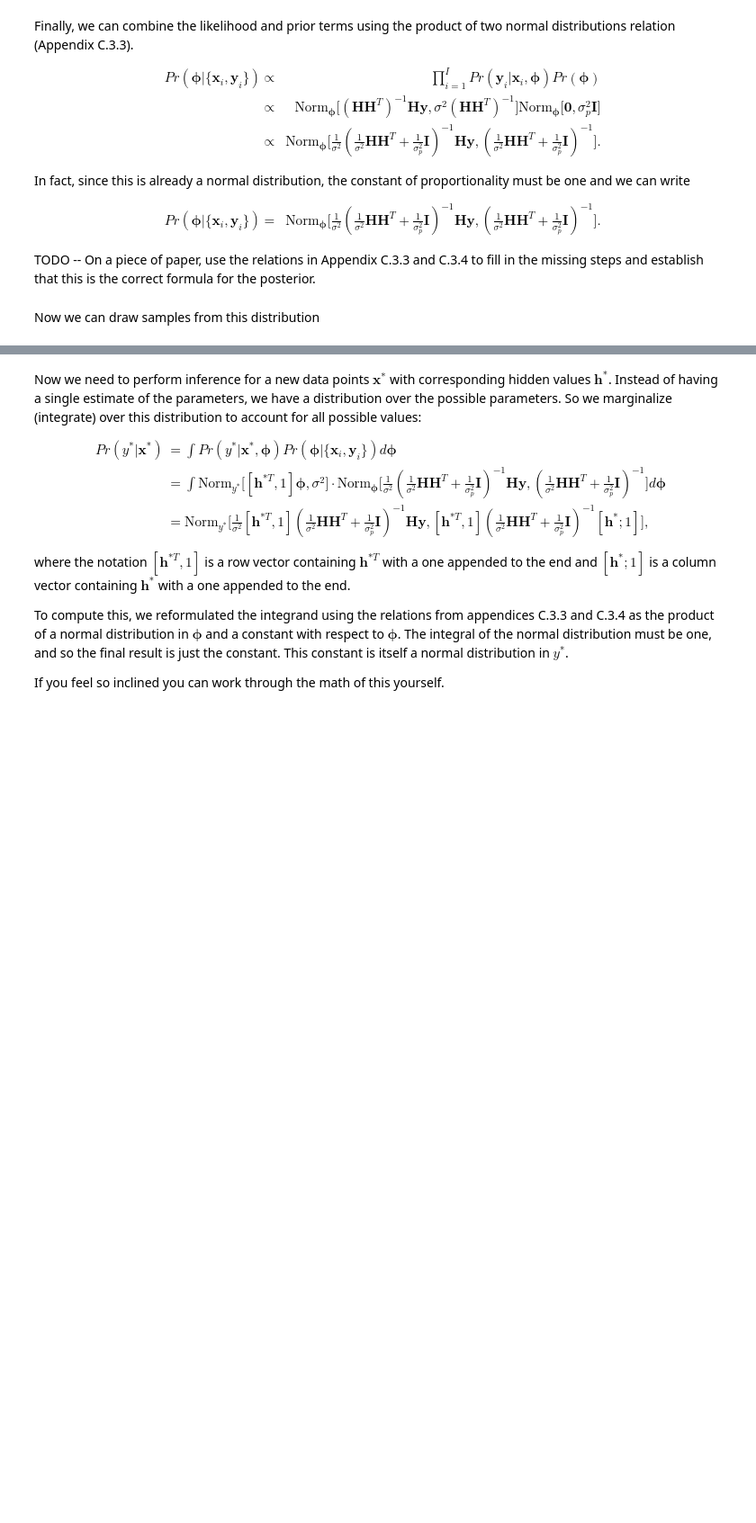
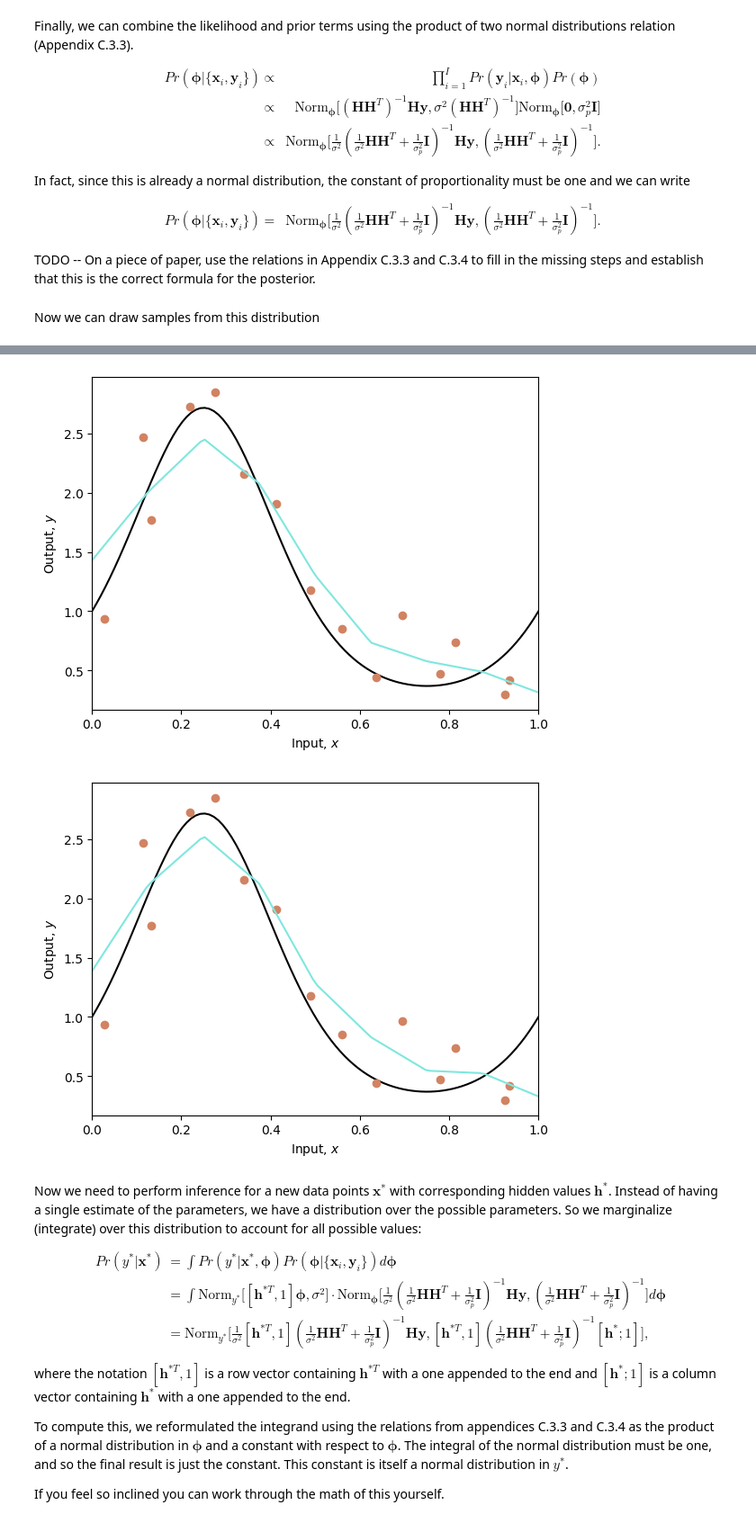
Before and after one commit to Mobo140/Research-Physics-ML-Python-, a Jupyter notebook: Notebooks/Chap09/9_4_Bayesian_Approach.ipynb, the cells around one changed output, grey strips where cells are left out. Shown at 90% size. Cells and saved outputs as stored; diff of their text form; code cells hidden in the pictures; blank space fills up the shorter version.

```diff
--- a/Notebooks/Chap09/9_4_Bayesian_Approach.ipynb
+++ b/Notebooks/Chap09/9_4_Bayesian_Approach.ipynb
@@ -192,17 +194,20 @@ plot_function(x_func, y_func, x_data, y_data, x_model, y_model_mean)
 # %%
 # TODO Draw two samples from the normal distribution over the parameters
 # Replace these lines
-phi_sample1 = np.zeros((n_hidden+1,1))
-phi_sample2 = np.zeros((n_hidden+1,1))
+phi_sample1 = np.random.multivariate_normal(phi_mean.flatten(), phi_covar).reshape(-1, 1)
+phi_sample2 = np.random.multivariate_normal(phi_mean.flatten(), phi_covar).reshape(-1, 1)
 
 
 # Run the network for these two sample sets of parameters
 y_model_sample1 = network(x_model, phi_sample1[-1], phi_sample1[0:n_hidden])
 y_model_sample2 = network(x_model, phi_sample2[-1], phi_sample2[0:n_hidden])
 
 # Draw the two models
 plot_function(x_func, y_func, x_data, y_data, x_model, y_model_sample1)
 plot_function(x_func, y_func, x_data, y_data, x_model, y_model_sample2)
+# %% [output]
+[figure, added]
+[figure, added]
 # %% [markdown]
 Now we need to perform inference for a new data points $\mathbf{x}^*$ with corresponding hidden values $\mathbf{h}^*$.  Instead of having a single estimate of the parameters, we have a distribution over the possible parameters.  So we marginalize (integrate) over this distribution to account for all possible values:
 
```
Also changed, not shown: parts of 5 cells of this notebook.
